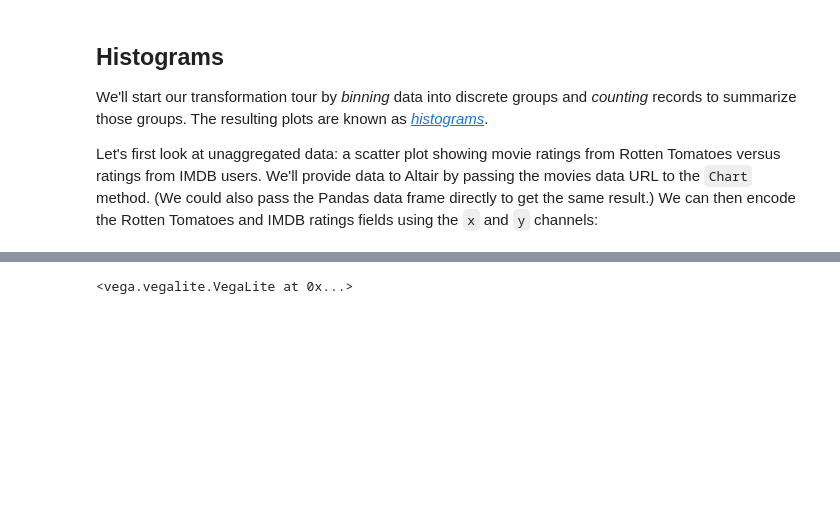
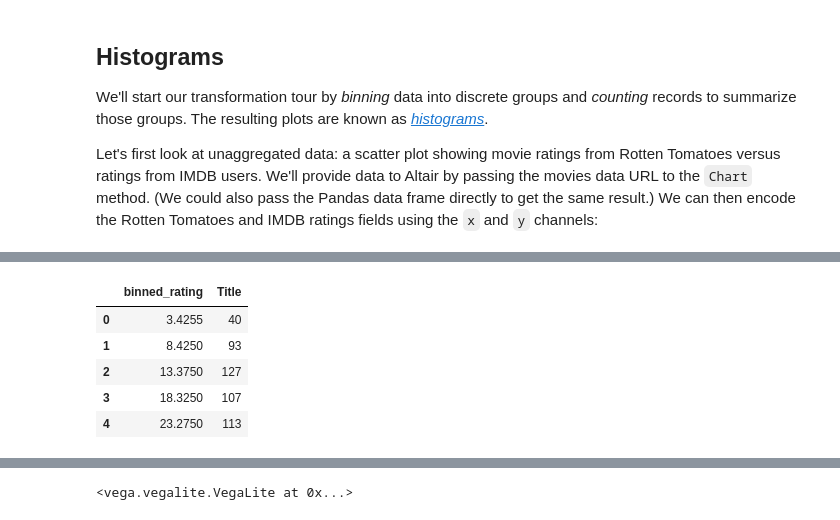
Before and after one commit to hanisaf/mist5730-fall2019, a Jupyter notebook: 32-intro.ipynb, the cells around one changed output, grey strips where cells are left out. Saved outputs shown, nothing was run; the diff lists cells and outputs as text; code cells hidden in the pictures; blank space fills up the shorter version.

```diff
--- a/32-intro.ipynb
+++ b/32-intro.ipynb
@@ -57,0 +68,12 @@ alt.Chart(movies_url).mark_circle().encode(
+# %%
+df['binned_rating']=pd.cut(df['Rotten_Tomatoes_Rating'], 20).apply(lambda x: x.mid)
+# %%
+df2=df.groupby('binned_rating')[['Title']].count().reset_index()
+df2.head()
+# %% [output]
+|  | binned_rating | Title |
+| 0 | 3.4255 | 40 |
+| 1 | 8.4250 | 93 |
+| 2 | 13.3750 | 127 |
+| 3 | 18.3250 | 107 |
+| 4 | 23.2750 | 113 |
```
Also changed, not shown: parts of 8 cells of this notebook, 1 other file.
